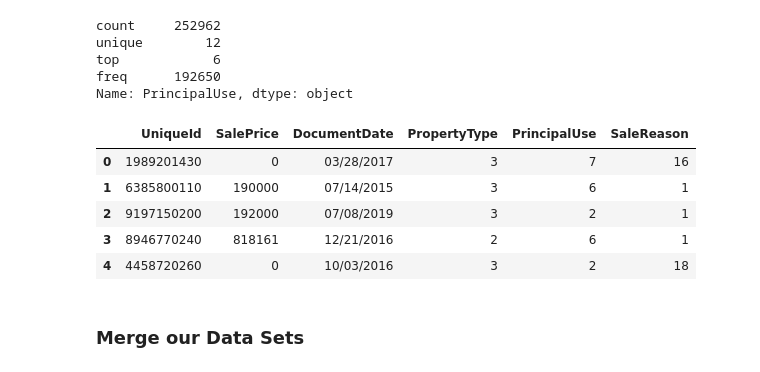
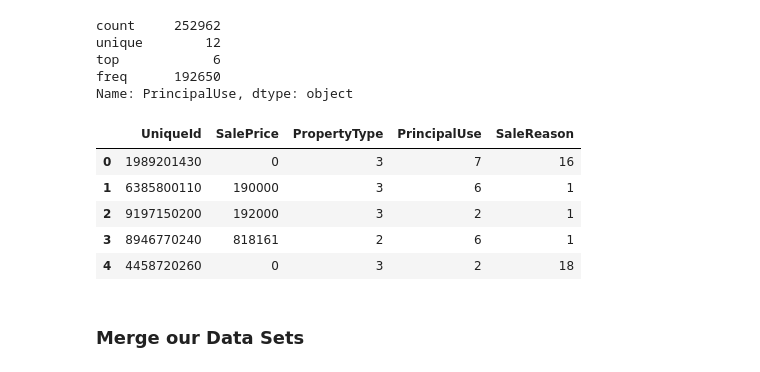
Before and after one commit to sierrafromcalifornia/Housing-Analysis-Project, a Jupyter notebook: notebooks/exploratory/EDA_Exploratory.ipynb, the cells around one changed output. Saved outputs shown, nothing was run; the diff lists cells and outputs as text; code cells hidden in the pictures.

```diff
--- a/notebooks/exploratory/EDA_Exploratory.ipynb
+++ b/notebooks/exploratory/EDA_Exploratory.ipynb
@@ -342,18 +342,18 @@ Name: PrincipalUse, dtype: object
 # %%
 # add additional columns that show a high degree of potential relevancy
 
 narrow_rpsale = list(df_rpsale.columns)
-narrow_rpsale = [narrow_rpsale[24]] + [narrow_rpsale[4]] + [narrow_rpsale[3]] + [narrow_rpsale[14]] + [narrow_rpsale[15]] + [narrow_rpsale[21]]
+narrow_rpsale = [narrow_rpsale[24]] + [narrow_rpsale[4]] + [narrow_rpsale[14]] + [narrow_rpsale[15]] + [narrow_rpsale[21]]
 
 narrow_df_rpsale = df_rpsale[narrow_rpsale]
 narrow_df_rpsale.head()
 # %% [output]
-|  | UniqueId | SalePrice | DocumentDate | PropertyType | PrincipalUse | SaleReason |
-| 0 | 1989201430 | 0 | 03/28/2017 | 3 | 7 | 16 |
-| 1 | 6385800110 | 190000 | 07/14/2015 | 3 | 6 | 1 |
-| 2 | 9197150200 | 192000 | 07/08/2019 | 3 | 2 | 1 |
-| 3 | 8946770240 | 818161 | 12/21/2016 | 2 | 6 | 1 |
-| 4 | 4458720260 | 0 | 10/03/2016 | 3 | 2 | 18 |
+|  | UniqueId | SalePrice | PropertyType | PrincipalUse | SaleReason |
+| 0 | 1989201430 | 0 | 3 | 7 | 16 |
+| 1 | 6385800110 | 190000 | 3 | 6 | 1 |
+| 2 | 9197150200 | 192000 | 3 | 2 | 1 |
+| 3 | 8946770240 | 818161 | 2 | 6 | 1 |
+| 4 | 4458720260 | 0 | 3 | 2 | 18 |
 # %% [markdown]
 ### Merge our Data Sets
 # %% [markdown]
```
Also changed, not shown: parts of 11 cells of this notebook.
